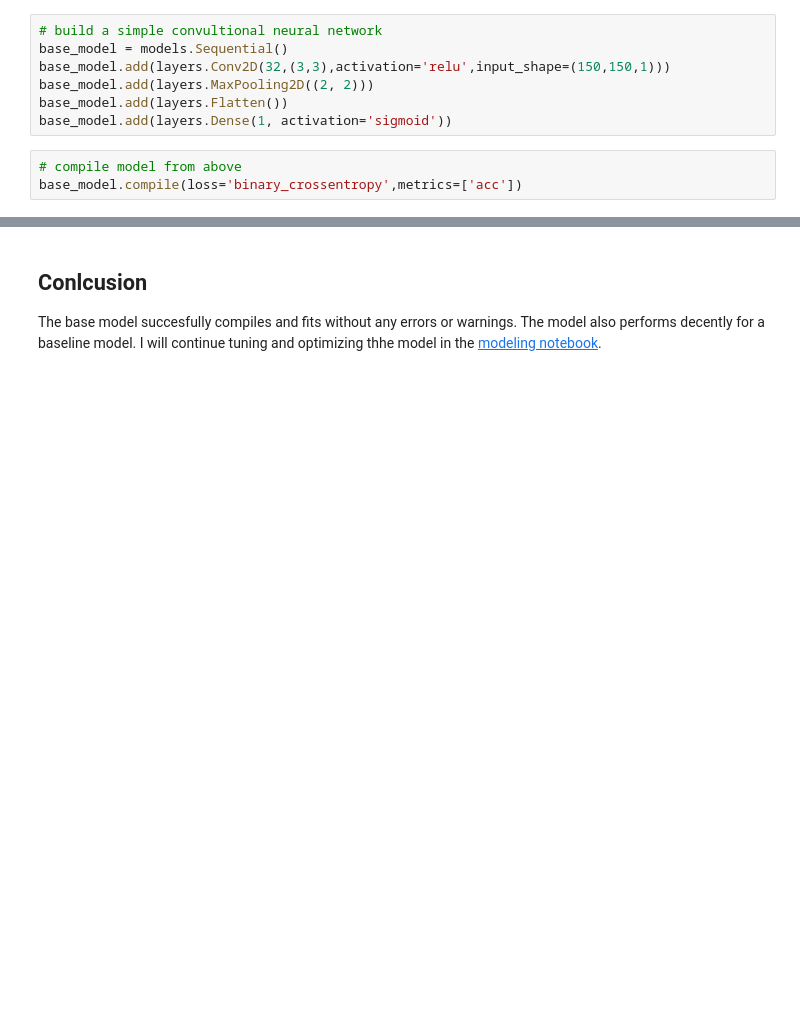
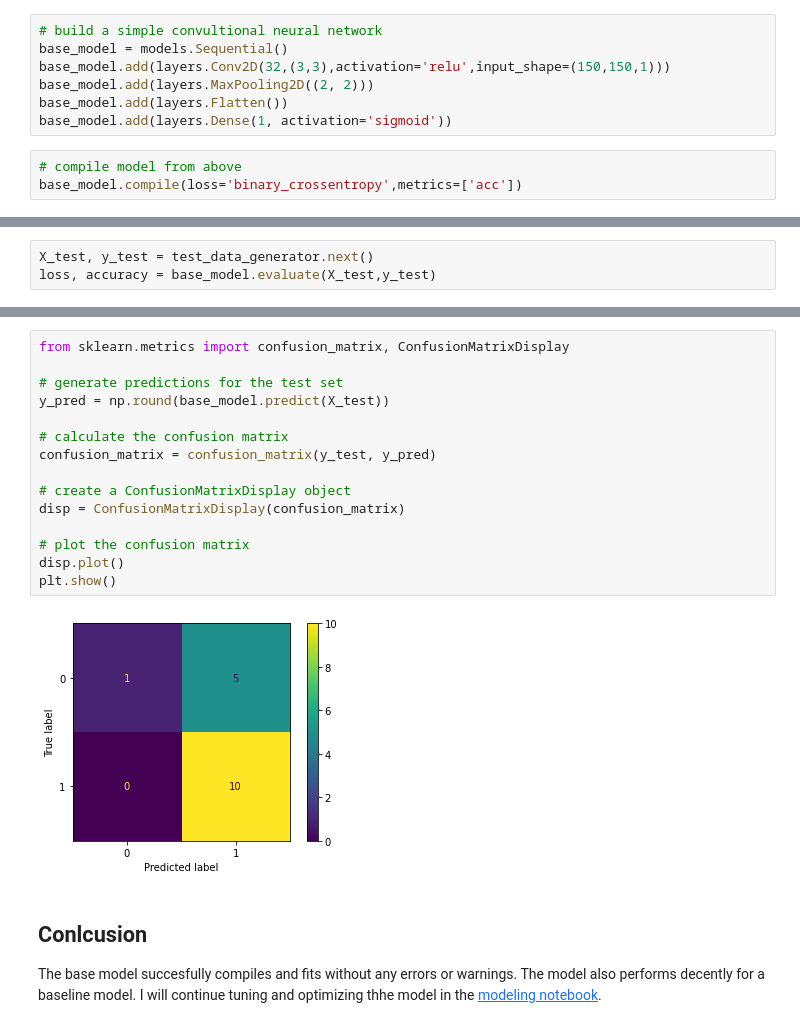
Before and after one commit to Zeth-Abney/Flatiron-school, a Jupyter notebook: phase-4/PROJECT-2/eda.ipynb, the cells around one changed output, grey strips where cells are left out. Drawn from its saved outputs; the diff is of its cells as text; blank space fills up the shorter version.

Commit message:
model performance and class balance visualiztion in EDA

```diff
--- a/phase-4/PROJECT-2/eda.ipynb
+++ b/phase-4/PROJECT-2/eda.ipynb
@@ -190,0 +248,3 @@ np.asarray(val_data_generator)
+# %%
+X_test, y_test = test_data_generator.next()
+loss, accuracy = base_model.evaluate(X_test,y_test)
@@ -191,3 +253,20 @@ np.asarray(val_data_generator)
+# %%
+from sklearn.metrics import confusion_matrix, ConfusionMatrixDisplay
+
+# generate predictions for the test set
+y_pred = np.round(base_model.predict(X_test))
+
+# calculate the confusion matrix
+confusion_matrix = confusion_matrix(y_test, y_pred)
+
+# create a ConfusionMatrixDisplay object
+disp = ConfusionMatrixDisplay(confusion_matrix)
+
+# plot the confusion matrix
+disp.plot()
+plt.show()
+# %% [output]
+[figure, added]
 # %% [markdown]
 ## Conlcusion
 The base model succesfully compiles and fits without any errors or warnings. The model also performs decently for a baseline model. I will continue tuning and optimizing thhe model in the [modeling notebook](/PROJECT-2/modeling.ipynb).
```
Also changed, not shown: parts of 17 cells of this notebook, 2 other files.
